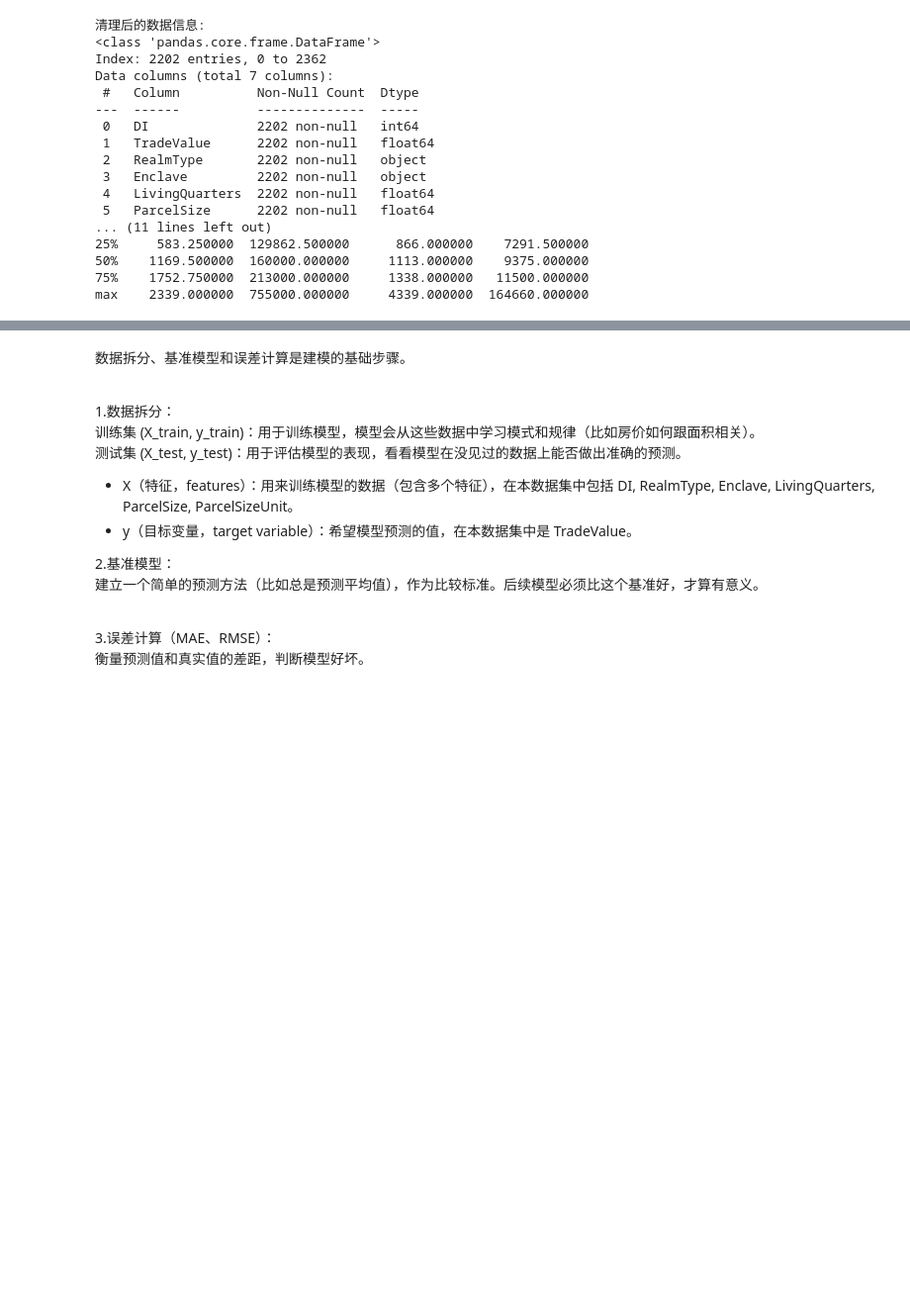
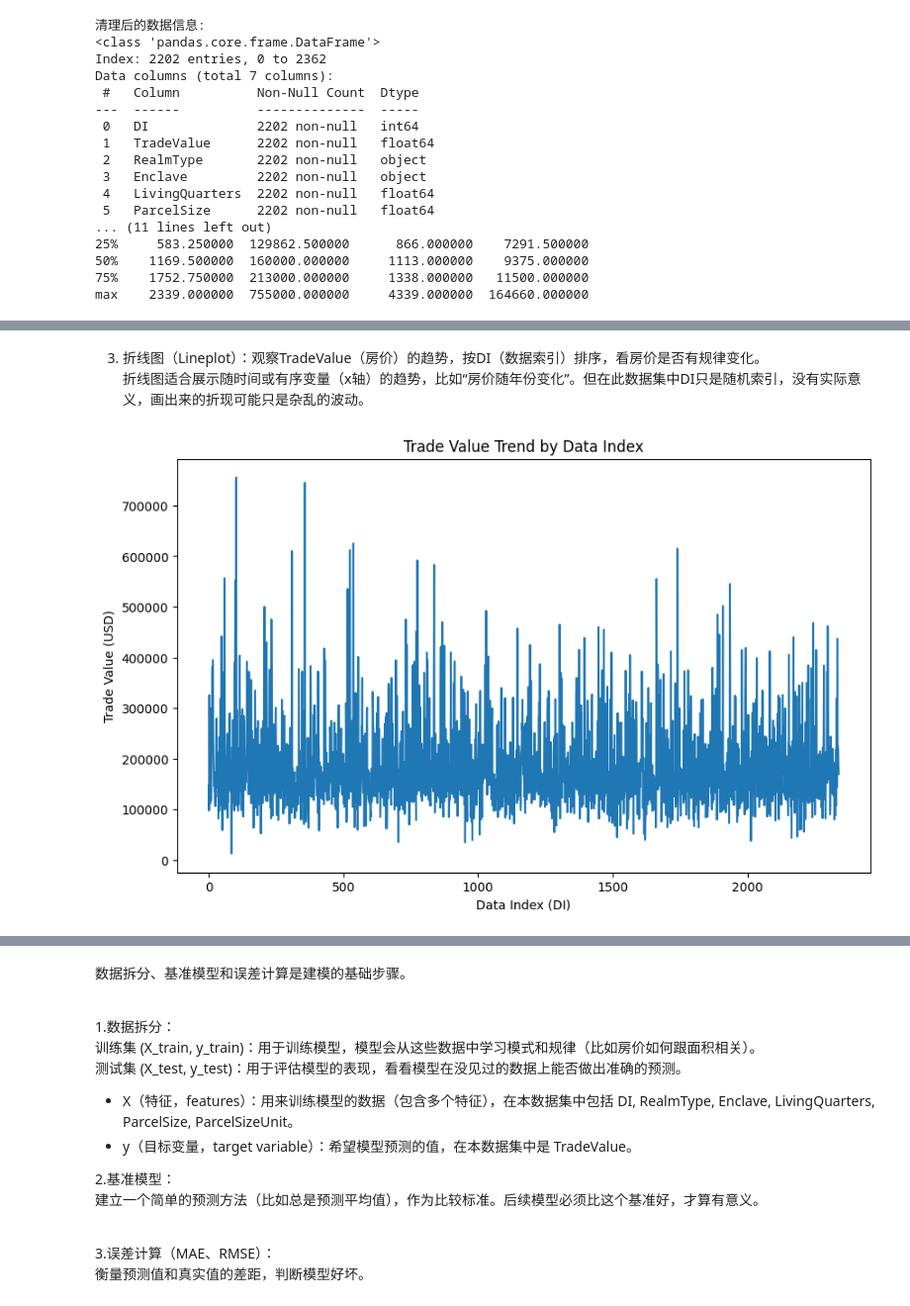
Before and after one commit to Teqden/python-datascience-notes, a Jupyter notebook: self-study/self-study.ipynb, the cells around one changed output, grey strips where cells are left out. Shown: that part at 99% size. Cells and saved outputs as stored; diff of their text form; code cells hidden in the pictures; blank space fills up the shorter version.

```diff
--- a/self-study/self-study.ipynb
+++ b/self-study/self-study.ipynb
@@ -331,0 +402,17 @@ max    2339.000000  755000.000000     4339.000000  164660.000000
+# %% [markdown]
+3. 折线图（Lineplot）：观察TradeValue（房价）的趋势，按DI（数据索引）排序，看房价是否有规律变化。<br>
+折线图适合展示随时间或有序变量（x轴）的趋势，比如“房价随年份变化”。但在此数据集中DI只是随机索引，没有实际意义，画出来的折现可能只是杂乱的波动。<br>
+# %%
+# 按DI排序并画折线图（但实际上DI本就是有序的，这行代码没有意义，只是示范之后画折线图时可以这样做，以保证图不会乱）
+dfx_sorted = dfx.sort_values('DI')
+
+plt.figure(figsize=(10, 6))
+
+# dfx_sorted['TradeValue'].plot.line() # Matplotlib版本
+sns.lineplot(data=dfx, x='DI', y='TradeValue', estimator='mean', errorbar=None) # Seaborn版本 # 如果DI重复，平均值能简化数据，展示趋势。但DI并不重复，所以estimator='mean'实际不起作用。
+plt.xlabel('Data Index (DI)', fontsize=10)
+plt.ylabel('Trade Value (USD)', fontsize=10)
+plt.title('Trade Value Trend by Data Index', fontsize=12)
+plt.show()
+# %% [output]
+[figure, added]
```
Also changed, not shown: parts of 14 cells of this notebook.
